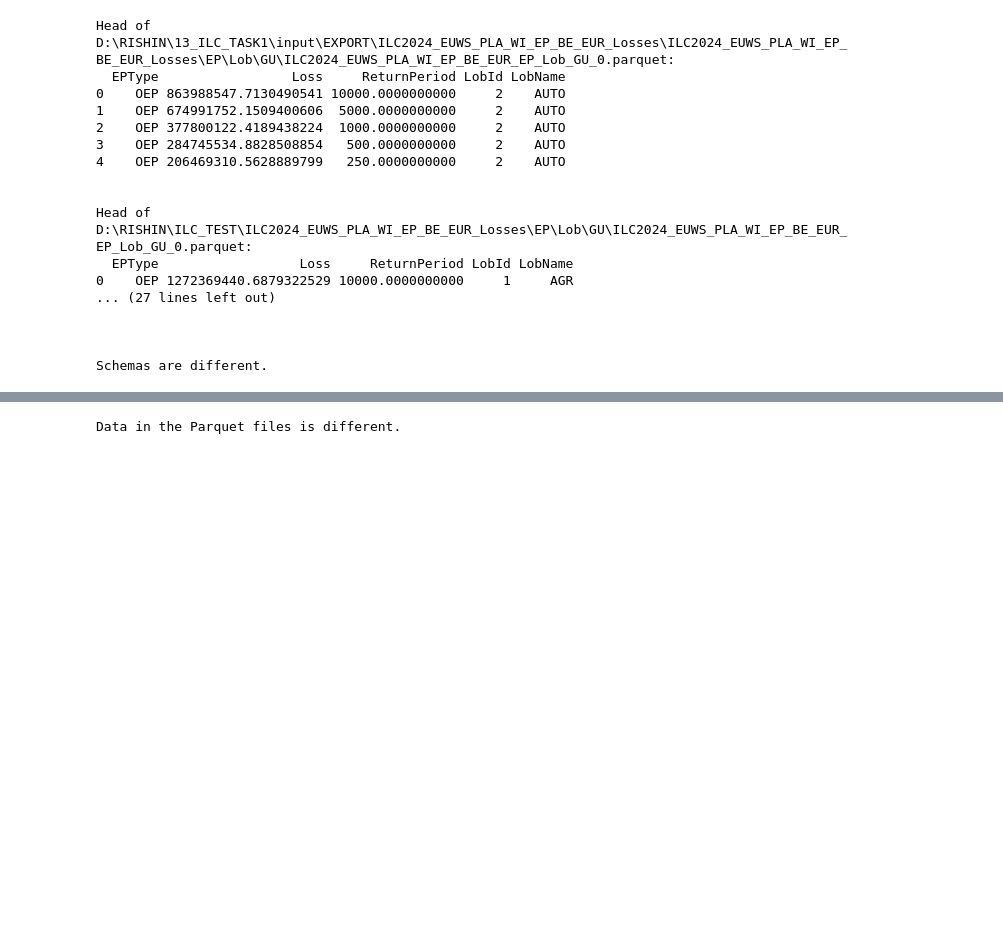
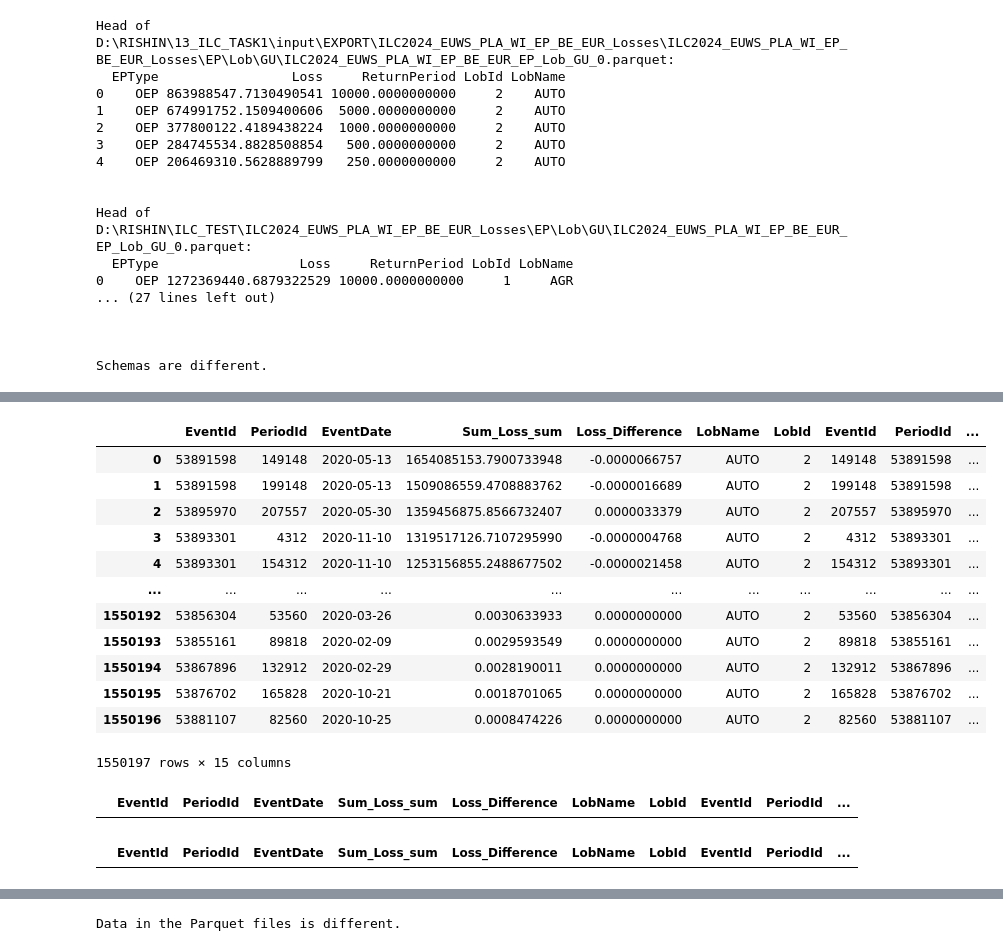
Before and after one commit to Rishinr1/13_ILC_TASKS, a Jupyter notebook: EPcheckdf.ipynb, the cells around one changed output, grey strips where cells are left out. Cells and saved outputs as stored; diff of their text form; code cells hidden in the pictures; blank space fills up the shorter version.

```diff
--- a/EPcheckdf.ipynb
+++ b/EPcheckdf.ipynb
@@ -468,0 +468,35 @@ Concatenated DataFrame with Loss Difference:
+# %%
+import pandas as pd
+
+# Read the CSV files
+df1 = pd.read_csv(r"D:\\RISHIN\\TESTING FOLDER\\ILC_TEST_3\\LOB_AUTO.csv")
+df2 = pd.read_csv(r"D:\\RISHIN\\TESTING FOLDER\\ILC_TEST_3\\LOB_AUTO_SQL.csv", header=None)
+
+# Set the header for df2
+df2.columns = ['LobName', 'LobId', 'EventId', 'PeriodId', 'Weight', 'EventDate', 'LossDate', 'Region', 'Peril', 'Loss']
+
+# Ensure both DataFrames have the same number of rows
+if len(df1) != len(df2):
+    raise ValueError("The number of rows in df1 and df2 do not match.")
+
+# Add a column to show the difference in 'Loss' between the two DataFrames
+df1['Loss_Difference'] = df1["Sum_Loss_sum"] - df2["Loss"]
+
+# Concatenate the DataFrames
+df3 = pd.concat([df1, df2], axis=1)
+# %%
+df3
+# %% [output]
+|  | EventId | PeriodId | EventDate | Sum_Loss_sum | Loss_Difference | LobName | LobId | EventId | PeriodId | ... |
+| 0 | 53891598 | 149148 | 2020-05-13 | 1654085153.7900733948 | -0.0000066757 | AUTO | 2 | 149148 | 53891598 | ... |
+| 1 | 53891598 | 199148 | 2020-05-13 | 1509086559.4708883762 | -0.0000016689 | AUTO | 2 | 199148 | 53891598 | ... |
+| 2 | 53895970 | 207557 | 2020-05-30 | 1359456875.8566732407 | 0.0000033379 | AUTO | 2 | 207557 | 53895970 | ... |
+| 3 | 53893301 | 4312 | 2020-11-10 | 1319517126.7107295990 | -0.0000004768 | AUTO | 2 | 4312 | 53893301 | ... |
+| 4 | 53893301 | 154312 | 2020-11-10 | 1253156855.2488677502 | -0.0000021458 | AUTO | 2 | 154312 | 53893301 | ... |
+| ... | ... | ... | ... | ... | ... | ... | ... | ... | ... | ... |
+| 1550192 | 53856304 | 53560 | 2020-03-26 | 0.0030633933 | 0.0000000000 | AUTO | 2 | 53560 | 53856304 | ... |
+| 1550193 | 53855161 | 89818 | 2020-02-09 | 0.0029593549 | 0.0000000000 | AUTO | 2 | 89818 | 53855161 | ... |
+| 1550194 | 53867896 | 132912 | 2020-02-29 | 0.0028190011 | 0.0000000000 | AUTO | 2 | 132912 | 53867896 | ... |
+| 1550195 | 53876702 | 165828 | 2020-10-21 | 0.0018701065 | 0.0000000000 | AUTO | 2 | 165828 | 53876702 | ... |
+| 1550196 | 53881107 | 82560 | 2020-10-25 | 0.0008474226 | 0.0000000000 | AUTO | 2 | 82560 | 53881107 | ... |
+1550197 rows × 15 columns
@@ -468,0 +509,8 @@ Concatenated DataFrame with Loss Difference:
+# %%
+df3_greater_than_one
+# %% [output]
+|  | EventId | PeriodId | EventDate | Sum_Loss_sum | Loss_Difference | LobName | LobId | EventId | PeriodId | ... |
+# %%
+df3_less_than_one
+# %% [output]
+|  | EventId | PeriodId | EventDate | Sum_Loss_sum | Loss_Difference | LobName | LobId | EventId | PeriodId | ... |
```
Also changed, not shown: parts of 23 cells of this notebook, 4 other files.
